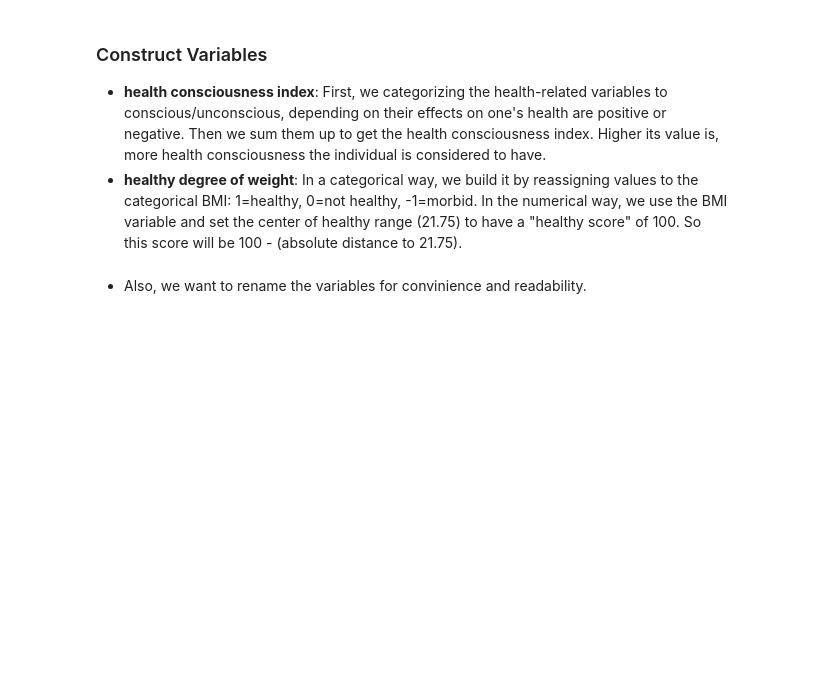
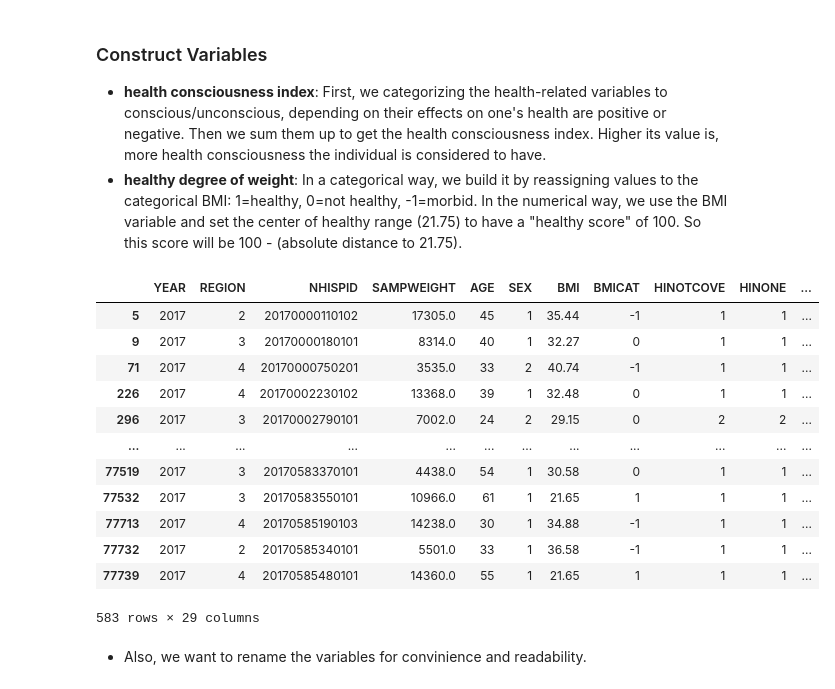
Before and after one commit to RosiePeng1/COGS108-Project, a Jupyter notebook: DataCheckpointGroup_Sp23_cogs108project.ipynb, the cells around one changed output. Saved outputs shown, nothing was run; the diff lists cells and outputs as text; code cells hidden in the pictures; blank space fills up the shorter version.

```diff
--- a/DataCheckpointGroup_Sp23_cogs108project.ipynb
+++ b/DataCheckpointGroup_Sp23_cogs108project.ipynb
@@ -141,30 +204,36 @@ data = data.loc[(data['PCLOOKHELYR']!=0) & (data['PCLOOKHELYR']<30)]
 - **health consciousness index**: First, we categorizing the health-related variables to conscious/unconscious, depending on their effects on one's health are positive or negative. Then we sum them up to get the health consciousness index. Higher its value is, more health consciousness the individual is considered to have.
 - **healthy degree of weight**: In a categorical way, we build it by reassigning values to the categorical BMI: 1=healthy, 0=not healthy, -1=morbid. In the numerical way, we use the BMI variable and set the center of healthy range (21.75) to have a "healthy score" of 100. So this score will be 100 - (absolute distance to 21.75).
 # %%
-## since the insurance cost gap is huge, thus change it into categorical data, where 1 = paying over $1000, 0 = under $1000, -1 = not paying at all
-def cost_cat(cost):
-    if cost>= 1000:
-        return 1
-    elif cost<=0:
-        return -1
-    else:
-        return 0
-data['HIP1COST'] = data['HIP1COST'].apply(cost_cat)
 ##creating the health consciousness index column based on the health-related variables
 data['Health Consciousness index'] = data['HINOTCOVE']+data['HINONE']+data['HIP1COST']-data['ALC5UPYR']-data['ALCAMT']-data['CIGDAYMO']-data['SMOKFREQNOW']-data['SMKLSFREQNOW']+data['QUITNO']+data['QUITTP']+data['MOD10FWK']+data['VIG10FWK']+data['STRONGFWK']+data['DIETDYR']+data['WTPROGDYR']+data['DIETNOW']+data['WTPROGNOW']+data['HRSLEEP']+data['PCLOOKHELYR']
 ## creating healthy degree of weight colum based on BMI
 data['Healthy degree of weight'] = 100-abs(21.75-data['BMI'])
 ##determine the healthy weight score above 96 is healthy, between 96 to 89 is not healthy, and below 89 is morbid
 ## 18.5-24.9 is normal weight based on BMI thus 96 is the healthy standard
 def healthy_BMI(healthy_score):
     if healthy_score >= 96:
         return 1
     elif healthy_score <89:
         return -1
     else:
         return 0
 ## changing the catagorical BMI into 1 = healthy, 0 = not healthy, -1 = morbid, based on the healthy degree of weight
 data['BMICAT'] = data['Healthy degree of weight'].apply(healthy_BMI)
+data
+# %% [output]
+|  | YEAR | REGION | NHISPID | SAMPWEIGHT | AGE | SEX | BMI | BMICAT | HINOTCOVE | HINONE | ... |
+| 5 | 2017 | 2 | 20170000110102 | 17305.0 | 45 | 1 | 35.44 | -1 | 1 | 1 | ... |
+| 9 | 2017 | 3 | 20170000180101 | 8314.0 | 40 | 1 | 32.27 | 0 | 1 | 1 | ... |
+| 71 | 2017 | 4 | 20170000750201 | 3535.0 | 33 | 2 | 40.74 | -1 | 1 | 1 | ... |
+| 226 | 2017 | 4 | 20170002230102 | 13368.0 | 39 | 1 | 32.48 | 0 | 1 | 1 | ... |
+| 296 | 2017 | 3 | 20170002790101 | 7002.0 | 24 | 2 | 29.15 | 0 | 2 | 2 | ... |
+| ... | ... | ... | ... | ... | ... | ... | ... | ... | ... | ... | ... |
+| 77519 | 2017 | 3 | 20170583370101 | 4438.0 | 54 | 1 | 30.58 | 0 | 1 | 1 | ... |
+| 77532 | 2017 | 3 | 20170583550101 | 10966.0 | 61 | 1 | 21.65 | 1 | 1 | 1 | ... |
+| 77713 | 2017 | 4 | 20170585190103 | 14238.0 | 30 | 1 | 34.88 | -1 | 1 | 1 | ... |
+| 77732 | 2017 | 2 | 20170585340101 | 5501.0 | 33 | 1 | 36.58 | -1 | 1 | 1 | ... |
+| 77739 | 2017 | 4 | 20170585480101 | 14360.0 | 55 | 1 | 21.65 | 1 | 1 | 1 | ... |
+583 rows × 29 columns
 # %% [markdown]
 - Also, we want to rename the variables for convinience and readability.
 # %%
```
Also changed, not shown: parts of 3 cells of this notebook.
